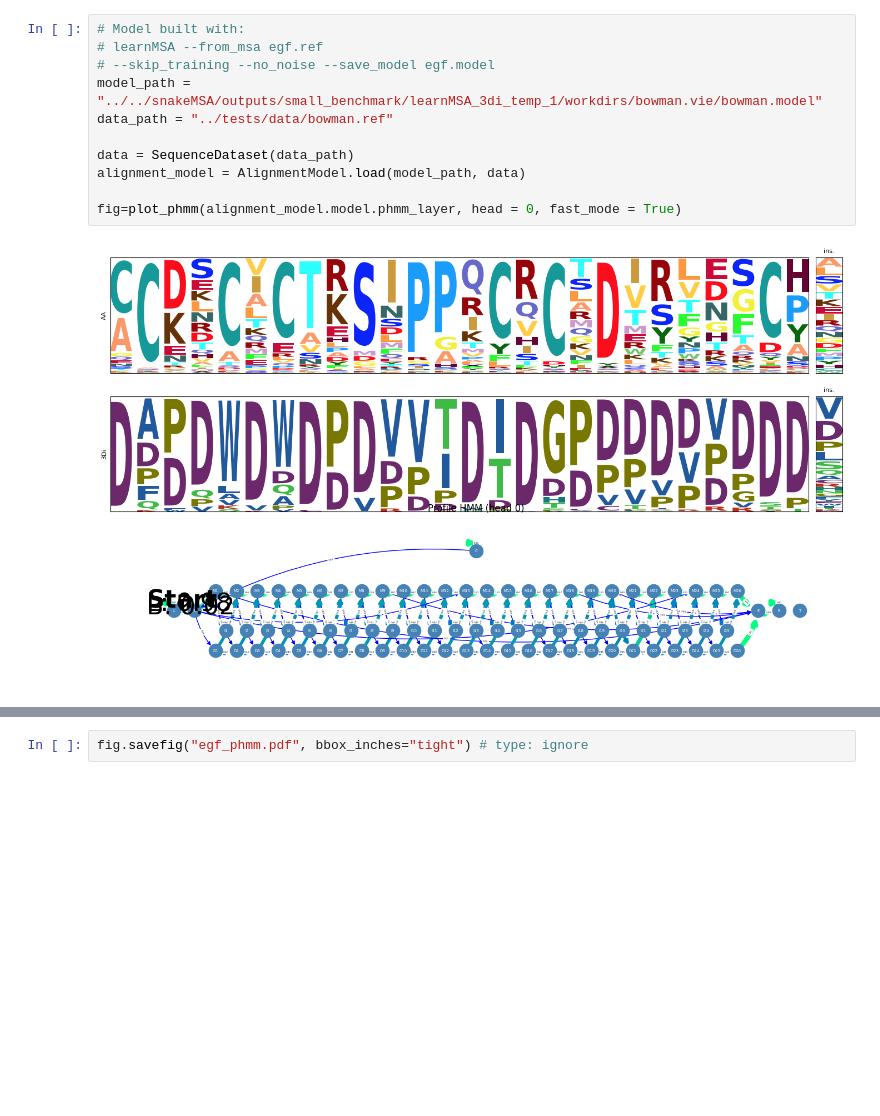
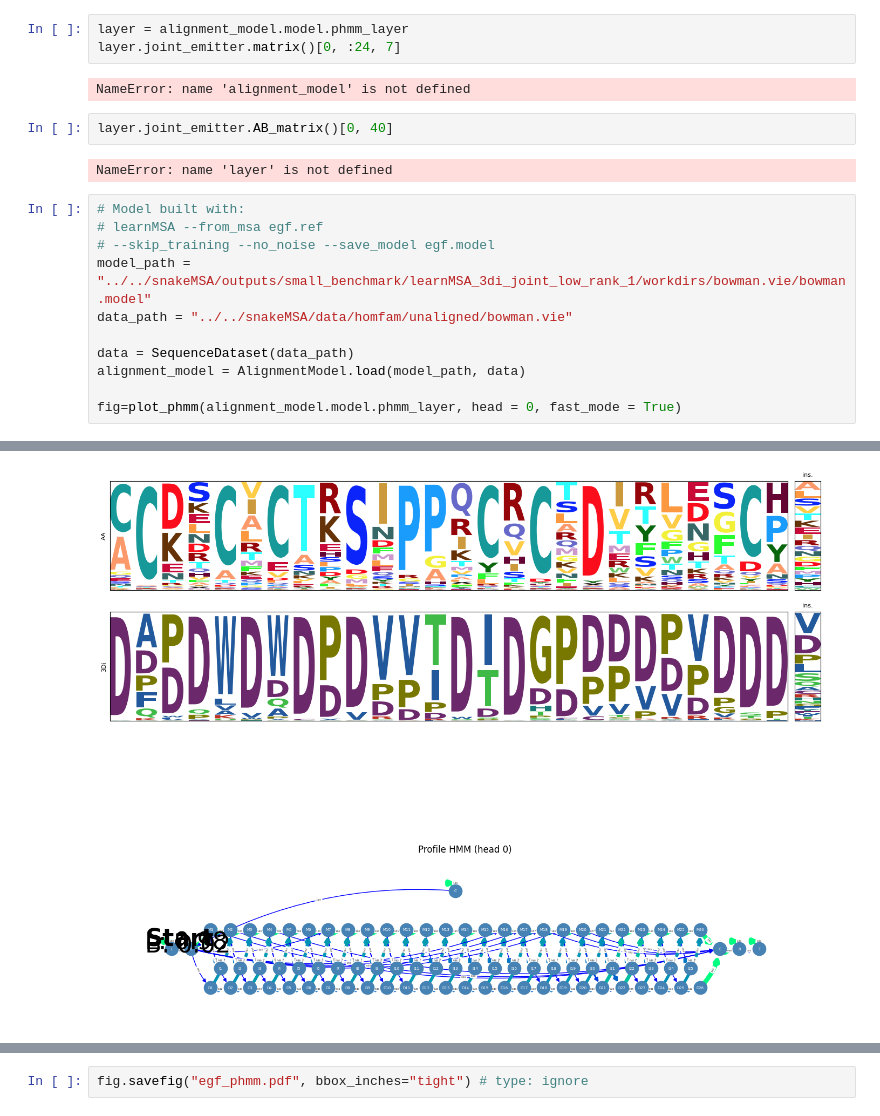
Before and after one commit to Gaius-Augustus/learnMSA, a Jupyter notebook: examples/plot_pHMM.ipynb, the cells around one changed output, grey strips where cells are left out. Drawn from its saved outputs; the diff is of its cells as text; blank space fills up the shorter version.

Commit message:
improved low rank training

```diff
--- a/examples/plot_pHMM.ipynb
+++ b/examples/plot_pHMM.ipynb
@@ -33,13 +19,21 @@ fig=plot_phmm(alignment_model.model.phmm_layer, head = 0, fast_mode = True)
-# %%
-# Model built with:
-# learnMSA --from_msa egf.ref
-# --skip_training --no_noise --save_model egf.model
-model_path = "../../snakeMSA/outputs/small_benchmark/learnMSA_3di_temp_1/workdirs/bowman.vie/bowman.model"
-data_path = "../tests/data/bowman.ref"
-
-data = SequenceDataset(data_path)
-alignment_model = AlignmentModel.load(model_path, data)
-
-fig=plot_phmm(alignment_model.model.phmm_layer, head = 0, fast_mode = True)
-# %% [output]
-[figure, removed]
+# %%
+layer = alignment_model.model.phmm_layer
+layer.joint_emitter.matrix()[0, :24, 7]
+# %% [output]
+NameError: name 'alignment_model' is not defined
+# %%
+layer.joint_emitter.AB_matrix()[0, 40]
+# %% [output]
+NameError: name 'layer' is not defined
+# %%
+# Model built with:
+# learnMSA --from_msa egf.ref
+# --skip_training --no_noise --save_model egf.model
+model_path = "../../snakeMSA/outputs/small_benchmark/learnMSA_3di_joint_low_rank_1/workdirs/bowman.vie/bowman.model"
+data_path = "../../snakeMSA/data/homfam/unaligned/bowman.vie"
+
+data = SequenceDataset(data_path)
+alignment_model = AlignmentModel.load(model_path, data)
+
+fig=plot_phmm(alignment_model.model.phmm_layer, head = 0, fast_mode = True)
+# %% [output]
@@ -45,0 +41 @@ fig=plot_phmm(alignment_model.model.phmm_layer, head = 0, fast_mode = True)
+[figure, added]
```
Also changed, not shown: parts of 4 cells of this notebook, 4 other files.
